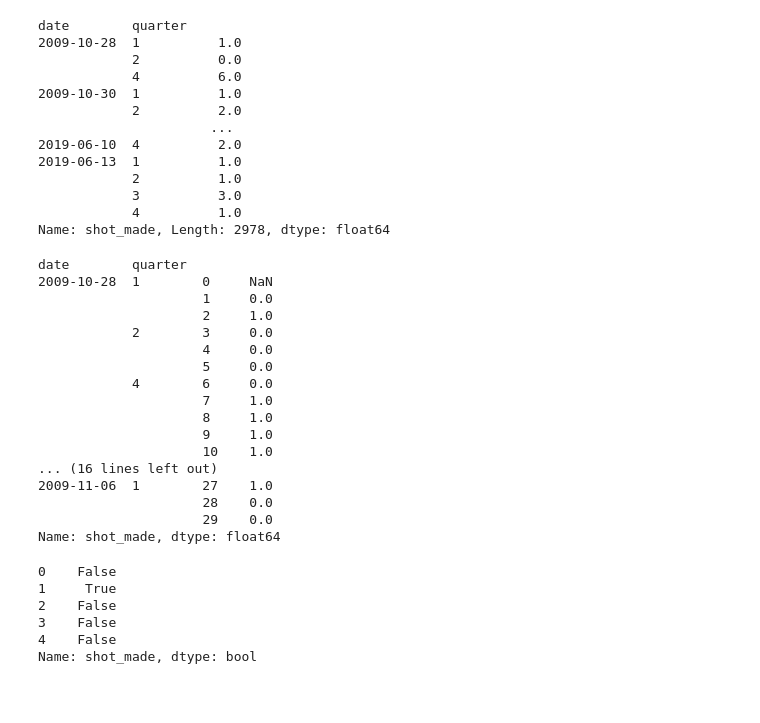
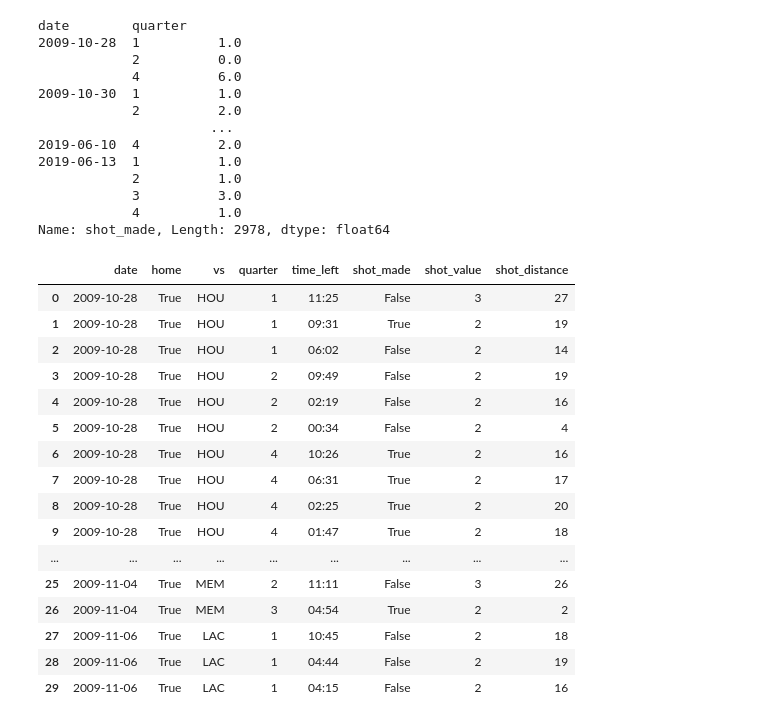
Before and after one commit to Fluffisaurus/player-performance-projection, a Jupyter notebook: scripts/combine_shooting_data.ipynb, the cells around one changed output. Cells and saved outputs as stored; diff of their text form; code cells hidden in the pictures; blank space fills up the shorter version.

```diff
--- a/scripts/combine_shooting_data.ipynb
+++ b/scripts/combine_shooting_data.ipynb
@@ -93,32 +94,24 @@ date        quarter
             3          3.0
             4          1.0
 Name: shot_made, Length: 2978, dtype: float64
-# %%
-df_all.groupby(['date', 'quarter'])['shot_made'].rolling(window = 1).sum().shift().head(30)
-# %% [output]
-date        quarter
-2009-10-28  1        0     NaN
-                     1     0.0
-                     2     1.0
-            2        3     0.0
-                     4     0.0
-                     5     0.0
-            4        6     0.0
-                     7     1.0
-                     8     1.0
-                     9     1.0
-                     10    1.0
-... (16 lines left out)
-2009-11-06  1        27    1.0
-                     28    0.0
-                     29    0.0
-Name: shot_made, dtype: float64
-# %%
-df_all['shot_made'].head()
-# %% [output]
-0    False
-1     True
-2    False
-3    False
-4    False
-Name: shot_made, dtype: bool
+# %%
+test_df = df_all
+test_df.head(30)
+# %% [output]
+|  | date | home | vs | quarter | time_left | shot_made | shot_value | shot_distance |
+| 0 | 2009-10-28 | True | HOU | 1 | 11:25 | False | 3 | 27 |
+| 1 | 2009-10-28 | True | HOU | 1 | 09:31 | True | 2 | 19 |
+| 2 | 2009-10-28 | True | HOU | 1 | 06:02 | False | 2 | 14 |
+| 3 | 2009-10-28 | True | HOU | 2 | 09:49 | False | 2 | 19 |
+| 4 | 2009-10-28 | True | HOU | 2 | 02:19 | False | 2 | 16 |
+| 5 | 2009-10-28 | True | HOU | 2 | 00:34 | False | 2 | 4 |
+| 6 | 2009-10-28 | True | HOU | 4 | 10:26 | True | 2 | 16 |
+| 7 | 2009-10-28 | True | HOU | 4 | 06:31 | True | 2 | 17 |
+| 8 | 2009-10-28 | True | HOU | 4 | 02:25 | True | 2 | 20 |
+| 9 | 2009-10-28 | True | HOU | 4 | 01:47 | True | 2 | 18 |
+| ... | ... | ... | ... | ... | ... | ... | ... | ... |
+| 25 | 2009-11-04 | True | MEM | 2 | 11:11 | False | 3 | 26 |
+| 26 | 2009-11-04 | True | MEM | 3 | 04:54 | True | 2 | 2 |
+| 27 | 2009-11-06 | True | LAC | 1 | 10:45 | False | 2 | 18 |
+| 28 | 2009-11-06 | True | LAC | 1 | 04:44 | False | 2 | 19 |
+| 29 | 2009-11-06 | True | LAC | 1 | 04:15 | False | 2 | 16 |
```
Also changed, not shown: parts of 5 cells of this notebook.
